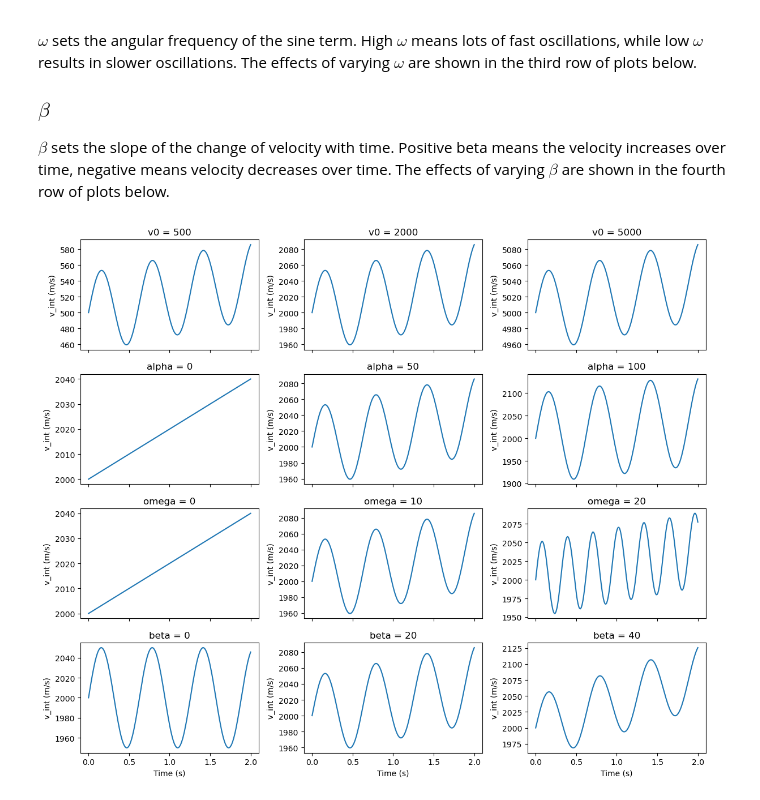
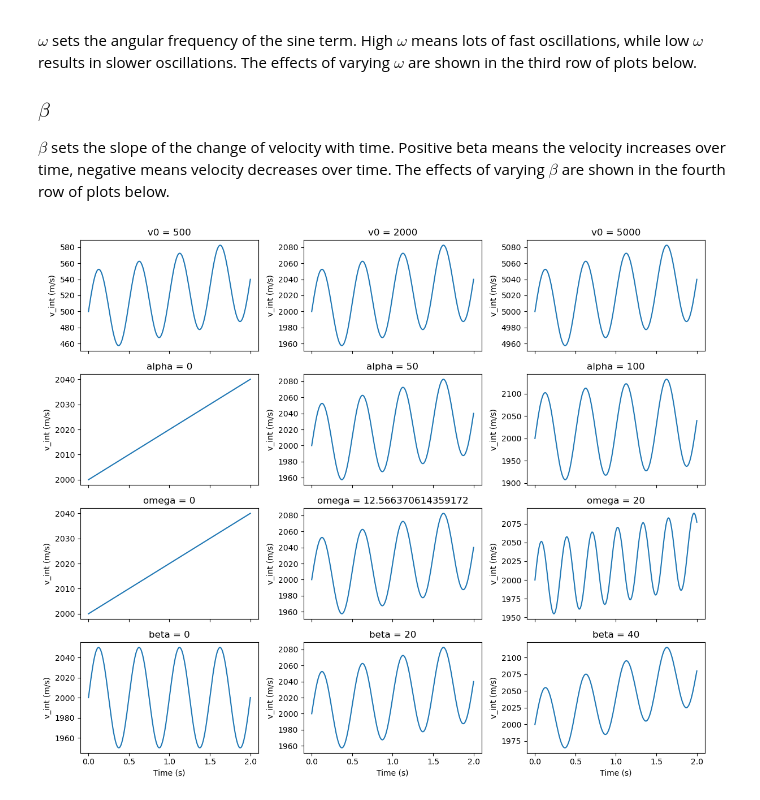
Before and after one commit to ian-ha/eosc454-a2, a Jupyter notebook: assignment2.ipynb, the cells around one changed output. Saved outputs shown, nothing was run; the diff lists cells and outputs as text; code cells hidden in the pictures.

```diff
--- a/assignment2.ipynb
+++ b/assignment2.ipynb
@@ -11,17 +12,17 @@ import matplotlib.pyplot as plt
 # %%
-def calc_v_int(v0:float|int, alpha:float, beta: float|int, omega: float|int, t):
+def calc_v_int(v0:float|int, alpha:float, beta: float|int, omega: float|int, time):
     """Calculate interval velocity of the form v_int(t) = v0 + alpha * sin(omega t) + beta t
 
     :param v0: initial velocity [L]/[T]
     :param alpha: sine wave amplitude
     :param beta: linear velocity ramp amplidute [L]/[T^2]
     :param omega: angular frequency [T^-1]
-    :param t: list of times at which v_int should be evaluated [T]
+    :param time: list of times at which v_int should be evaluated [T]
     :return v_int: list of velocities calculated at the times in list t [L]/[T]
 
     """
 
-    return [v0 + alpha*np.sin(omega*ti) + beta*ti for ti in t]
+    return [v0 + alpha*np.sin(omega*ti) + beta*ti for ti in time]
 # %% [markdown]
 2a: Plot the interval velocity using v0 = 2000m/s, α = 50m/s, β = 20m/s2 and with
 0s ≤ t ≤ 2s
@@ -29,12 +30,12 @@ def calc_v_int(v0:float|int, alpha:float, beta: float|int, omega: float|int, t):
 v0 = 2000
 alpha = 50
 beta = 20
-omega = 10
-t = np.linspace(0,2,200)
+omega = 2 * 2*np.pi
+time = np.linspace(0,2,200)
 
-v_int = calc_v_int(v0,alpha,beta,omega,t)
+v_int = calc_v_int(v0,alpha,beta,omega,time)
 
-plt.plot(t,v_int, "-o")
+plt.plot(time,v_int, "-o")
 plt.xlabel("time (s)")
 plt.ylabel("interval velocity (m/s)")
 plt.title("Interval velocity")
@@ -67,7 +68,7 @@ $\beta$ sets the slope of the change of velocity with time. Positive beta means
 defaults = {
     "v0": 2000,
     "alpha": 50,
-    "omega": 10,
+    "omega": 2 * 2 * np.pi,
     "beta": 20,
 }
 
@@ -75,35 +76,35 @@ defaults = {
 sweeps = {
     "v0":    [500, 2000, 5000],
     "alpha": [0, 50, 100],
-    "omega": [0, 10, 20],
+    "omega": [0, 2 * 2 * np.pi, 20],
     "beta":  [0, 20, 40],
 }
 
 # create 4x3 plot grid
 fig, axes = plt.subplots(4, 3, figsize=(12, 10), sharex=True)
 
 for row, (param, values) in enumerate(sweeps.items()):
     for col, val in enumerate(values):
         params = defaults.copy()
         params[param] = val
 
         v_int = calc_v_int(
             v0=params["v0"],
             alpha=params["alpha"],
             beta=params["beta"],
             omega=params["omega"],
-            t=t,
+            time=time,
         )
 
         ax = axes[row, col]
-        ax.plot(t, v_int)
+        ax.plot(time, v_int)
         ax.set_title(f"{param} = {val}")
         ax.set_ylabel("v_int (m/s)")
 
 for ax in axes[-1]:
     ax.set_xlabel("Time (s)")
 
 plt.tight_layout()
 plt.show()
 # %% [output]
-[figure, old version]
+[figure, new version]
```
Also changed, not shown: parts of 11 cells of this notebook.
